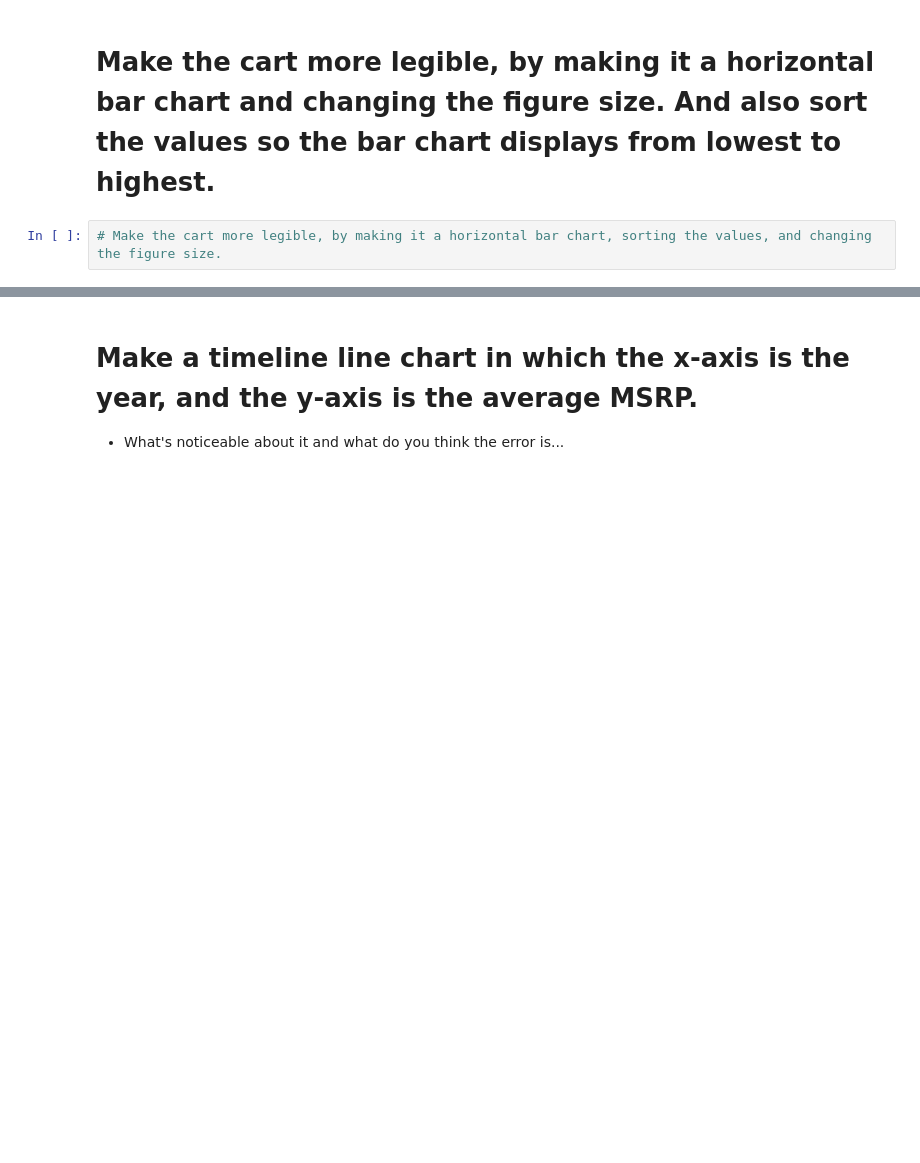
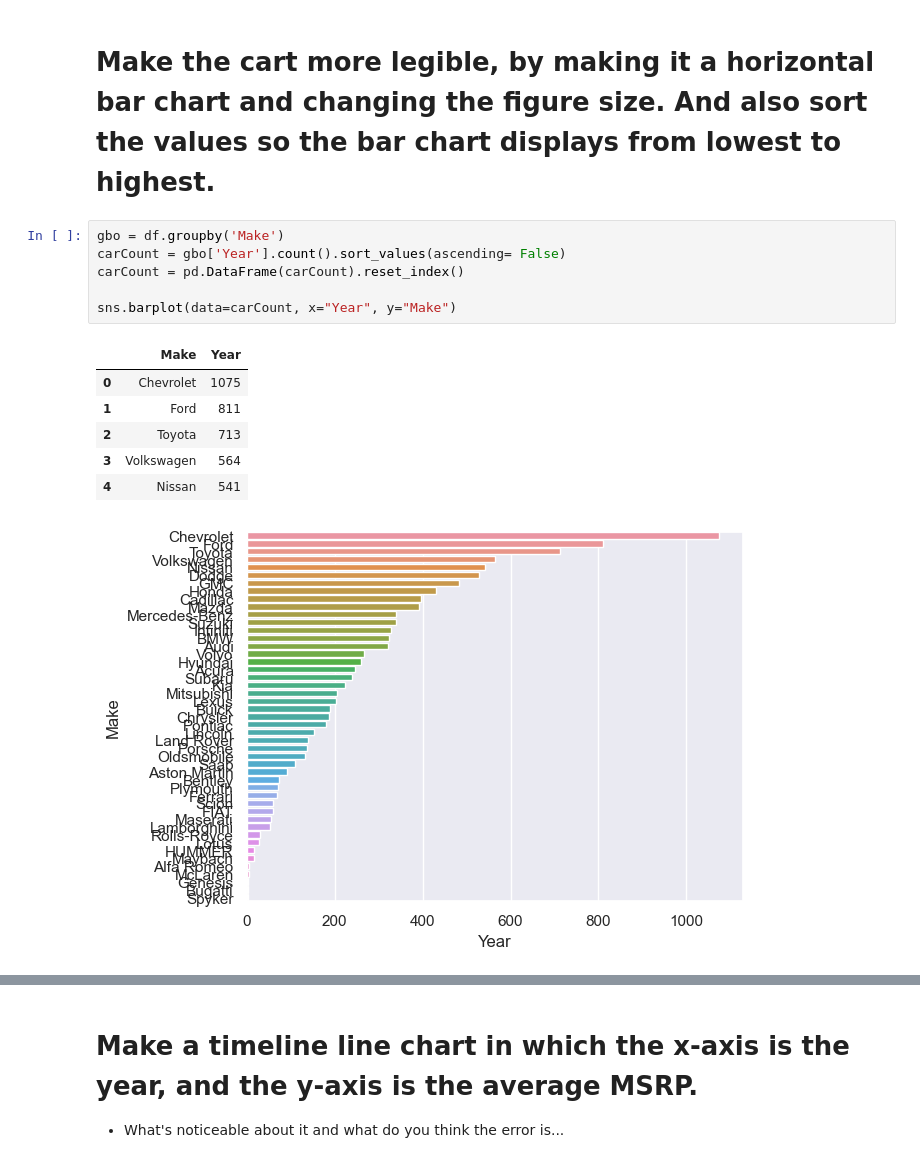
Before and after one commit to dwang312/ctp-2022-fall-data-science, a Jupyter notebook: Week-02-EDA/Exercise-EDA.ipynb, the cells around one changed output, grey strips where cells are left out. Saved outputs shown, nothing was run; the diff lists cells and outputs as text; blank space fills up the shorter version.

```diff
--- a/Week-02-EDA/Exercise-EDA.ipynb
+++ b/Week-02-EDA/Exercise-EDA.ipynb
@@ -80,4 +143,16 @@ _Brand of car is the `Make` of the car._
 # %% [markdown]
 # Make the cart more legible, by making it a horizontal bar chart and changing the figure size.  And also sort the values so the bar chart displays from lowest to highest.
-# %%
-# Make the cart more legible, by making it a horizontal bar chart, sorting the values, and changing the figure size.
+# %%
+gbo = df.groupby('Make')
+carCount = gbo['Year'].count().sort_values(ascending= False)
+carCount = pd.DataFrame(carCount).reset_index()
+
+sns.barplot(data=carCount, x="Year", y="Make")
+# %% [output]
+|  | Make | Year |
+| 0 | Chevrolet | 1075 |
+| 1 | Ford | 811 |
+| 2 | Toyota | 713 |
+| 3 | Volkswagen | 564 |
+| 4 | Nissan | 541 |
+[figure, added]
```
Also changed, not shown: parts of 10 cells of this notebook.
